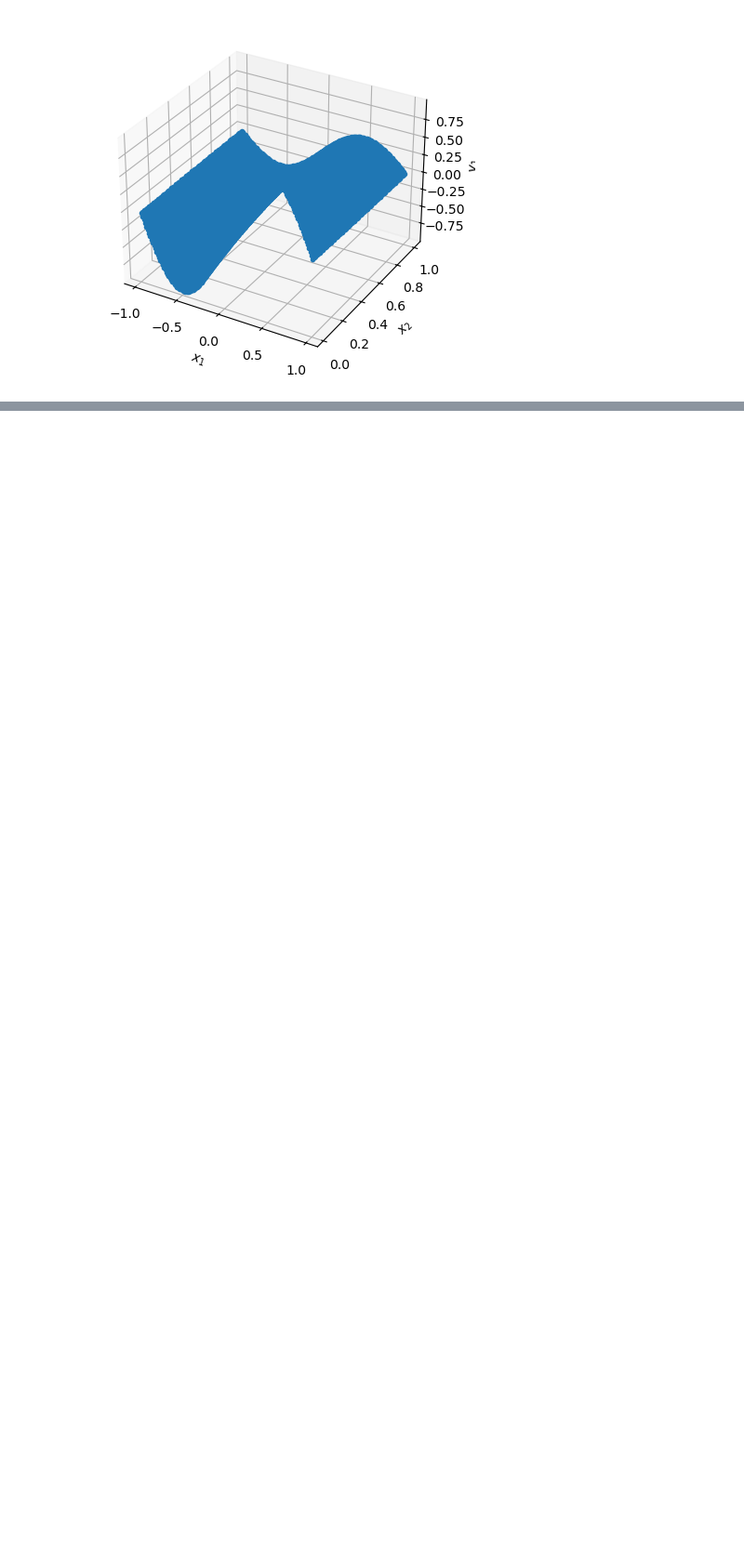
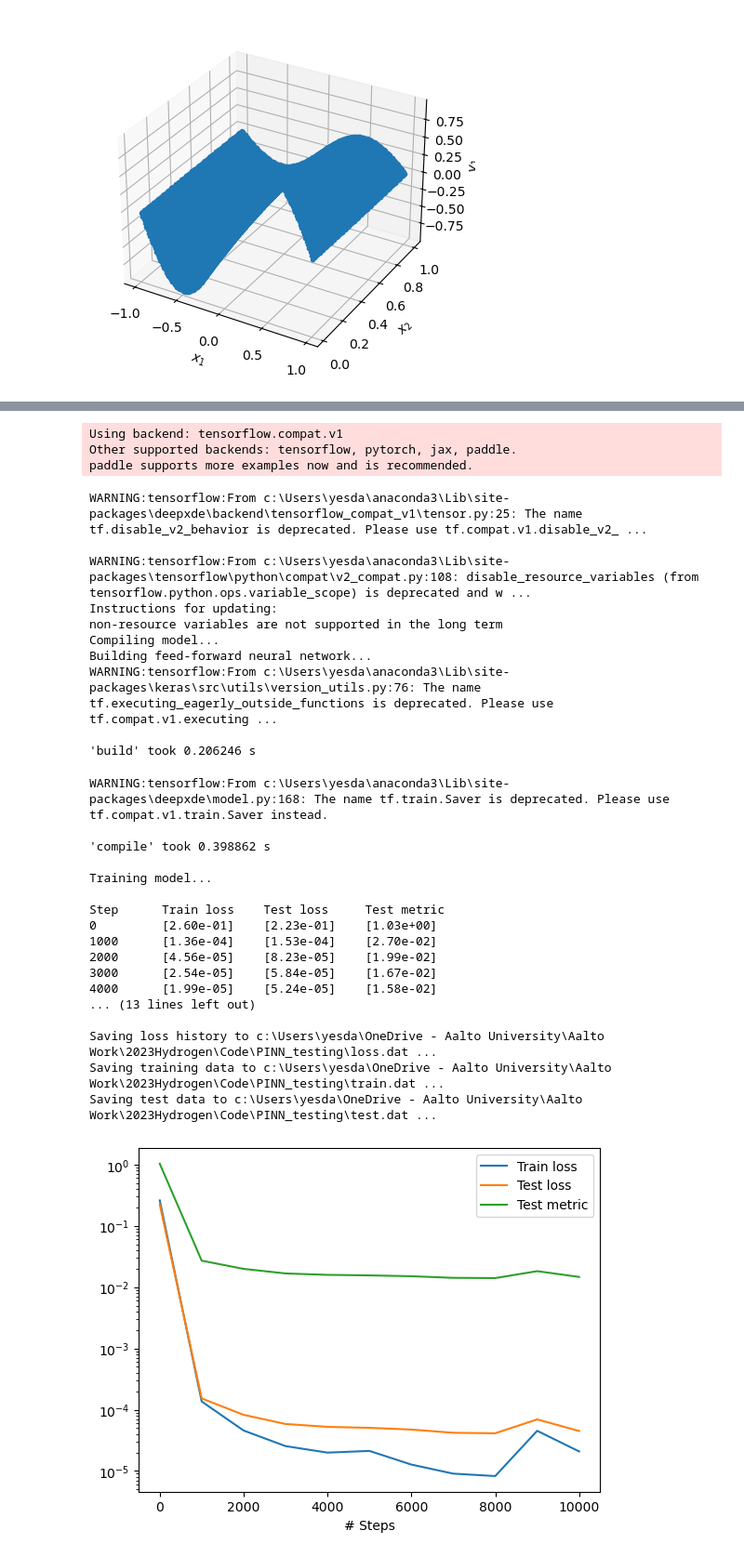
Before and after one commit to Daniel19993099/PINN_testing, a Jupyter notebook: PINN_0.1.3.ipynb, the cells around one changed output, grey strips where cells are left out. Shown at 93% size. Drawn from its saved outputs; the diff is of its cells as text; code cells hidden in the pictures; blank space fills up the shorter version.

```diff
--- a/PINN_0.1.3.ipynb
+++ b/PINN_0.1.3.ipynb
@@ -189,3 +189,32 @@ Saving training data to c:\Users\yesda\OneDrive - Aalto University\Aalto Work\20
 Saving test data to c:\Users\yesda\OneDrive - Aalto University\Aalto Work\2023Hydrogen\Code\PINN_testing\test.dat ...
 [figure]
 [figure]
+# %%
+"""Backend supported: tensorflow.compat.v1, tensorflow, pytorch, jax, paddle"""
+import deepxde as dde
+import numpy as np
+
+
+def func(x):
+    """
+    x: array_like, N x D_in
+    y: array_like, N x D_out
+    """
+    return x * np.sin(5 * x)
+
+
+geom = dde.geometry.Interval(-1, 1)
+num_train = 16
+num_test = 100
+data = dde.data.Function(geom, func, num_train, num_test)
+
+activation = "tanh"
+initializer = "Glorot uniform"
+net = dde.nn.FNN([1] + [20] * 3 + [1], activation, initializer)
+
+model = dde.Model(data, net)
+model.compile("adam", lr=0.001, metrics=["l2 relative error"])
+losshistory, train_state = model.train(iterations=10000)
+
+dde.saveplot(losshistory, train_state, issave=True, isplot=True)
+# %% [output]
@@ -191,0 +222,31 @@ Saving test data to c:\Users\yesda\OneDrive - Aalto University\Aalto Work\2023Hy
+Using backend: tensorflow.compat.v1
+Other supported backends: tensorflow, pytorch, jax, paddle.
+paddle supports more examples now and is recommended.
+WARNING:tensorflow:From c:\Users\yesda\anaconda3\Lib\site-packages\deepxde\backend\tensorflow_compat_v1\tensor.py:25: The name tf.disable_v2_behavior is deprecated. Please use tf.compat.v1.disable_v2_ ...
+
+WARNING:tensorflow:From c:\Users\yesda\anaconda3\Lib\site-packages\tensorflow\python\compat\v2_compat.py:108: disable_resource_variables (from tensorflow.python.ops.variable_scope) is deprecated and w ...
+Instructions for updating:
+non-resource variables are not supported in the long term
+Compiling model...
+Building feed-forward neural network...
+WARNING:tensorflow:From c:\Users\yesda\anaconda3\Lib\site-packages\keras\src\utils\version_utils.py:76: The name tf.executing_eagerly_outside_functions is deprecated. Please use tf.compat.v1.executing ...
+
+'build' took 0.206246 s
+WARNING:tensorflow:From c:\Users\yesda\anaconda3\Lib\site-packages\deepxde\model.py:168: The name tf.train.Saver is deprecated. Please use tf.compat.v1.train.Saver instead.
+
+'compile' took 0.398862 s
+
+Training model...
+
+Step      Train loss    Test loss     Test metric
+0         [2.60e-01]    [2.23e-01]    [1.03e+00]
+1000      [1.36e-04]    [1.53e-04]    [2.70e-02]
+2000      [4.56e-05]    [8.23e-05]    [1.99e-02]
+3000      [2.54e-05]    [5.84e-05]    [1.67e-02]
+4000      [1.99e-05]    [5.24e-05]    [1.58e-02]
+... (13 lines left out)
+
+Saving loss history to c:\Users\yesda\OneDrive - Aalto University\Aalto Work\2023Hydrogen\Code\PINN_testing\loss.dat ...
+Saving training data to c:\Users\yesda\OneDrive - Aalto University\Aalto Work\2023Hydrogen\Code\PINN_testing\train.dat ...
+Saving test data to c:\Users\yesda\OneDrive - Aalto University\Aalto Work\2023Hydrogen\Code\PINN_testing\test.dat ...
+[figure, added]
```
Also changed, not shown: parts of 1 cell of this notebook, 3 other files.
